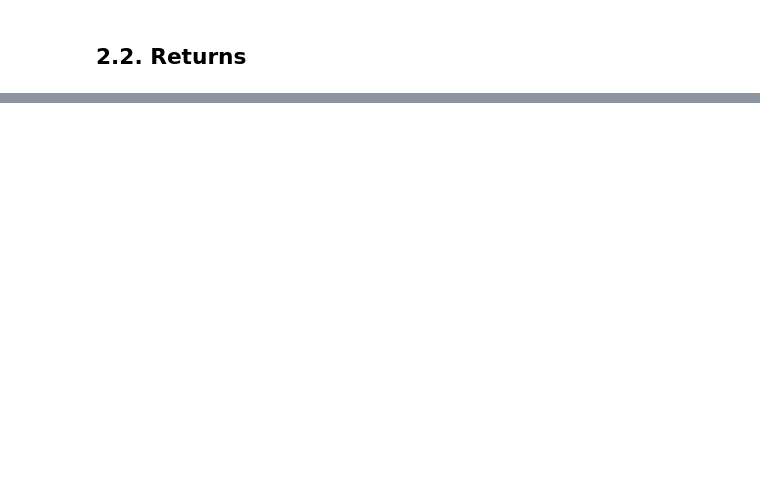
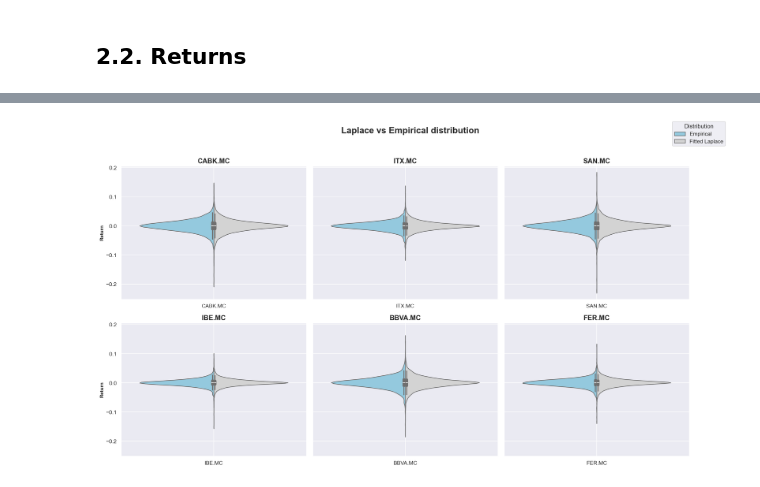
Before and after one commit to JuanCastillo29/Portfolio-Optimization-of-IBEX-35-Assets-Using-Laplace-Fitted-Returns, a Jupyter notebook: Notebooks/Data_exploration_&_volatility.ipynb, the cells around one changed output, grey strips where cells are left out. Saved outputs shown, nothing was run; the diff lists cells and outputs as text; code cells hidden in the pictures; blank space fills up the shorter version.

```diff
--- a/Notebooks/Data_exploration_&_volatility.ipynb
+++ b/Notebooks/Data_exploration_&_volatility.ipynb
@@ -133,0 +113,52 @@ plt.show()
+# %%
+def plot_split_violins(data, assets, n_samples=10000):
+
+    all_data = []
+    for asset in assets:
+        column = f"Close_{asset}"
+        if column not in data.columns:
+            raise ValueError(f"{column} not found in DataFrame.")
+
+        empirical = data[column].dropna()
+        mu, sigma = laplace.fit(empirical)
+        synthetic = np.random.laplace(loc=mu, scale=sigma, size=n_samples)
+
+        df_violin = pd.DataFrame({
+            'Return': np.concatenate([empirical, synthetic]),
+            'Source': ['Empirical'] * len(empirical) + ['Fitted Laplace'] * len(synthetic),
+            'Asset': asset
+        })
+        all_data.append(df_violin)
+
+    df_all = pd.concat(all_data, ignore_index=True)
+
+    rows = 2
+    cols = 3
+    fig, axes = plt.subplots(rows, cols, figsize=(18, 10), dpi=150, sharey=True)
+    axes = axes.flatten()
+
+    for i, asset in enumerate(assets):
+        sns.violinplot(
+            data=df_all[df_all["Asset"] == asset],
+            x="Asset", y="Return", hue="Source", split=True,
+            palette={"Empirical": "skyblue", "Fitted Laplace": "lightgray"},
+            ax=axes[i]
+        )
+        axes[i].set_title(asset, fontsize=14, fontweight='bold')
+        axes[i].set_xlabel("")
+        axes[i].set_ylabel("Return" if i % cols == 0 else "", fontsize=10, fontweight='bold')
+        axes[i].grid(True)
+        axes[i].get_legend().remove()
+
+    for j in range(len(assets), len(axes)):
+        fig.delaxes(axes[j])
+
+    handles, labels = axes[0].get_legend_handles_labels()
+    fig.legend(handles, labels, title="Distribution", loc="upper right")
+    fig.suptitle("Laplace vs Empirical distribution", fontsize=18, fontweight='bold')
+    plt.tight_layout(rect=[0, 0, 0.95, 0.95])
+    plt.show()
+
+plot_split_violins(returns, assets=["CABK.MC", "ITX.MC", "SAN.MC", "IBE.MC", "BBVA.MC", "FER.MC"])
+# %% [output]
+[figure, added]
```
Also changed, not shown: parts of 17 cells of this notebook, 1 other file.
